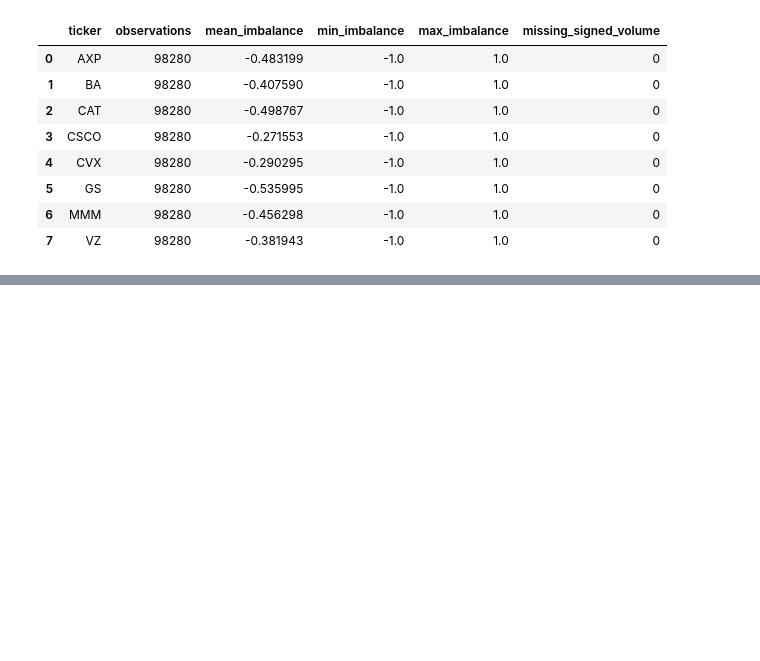
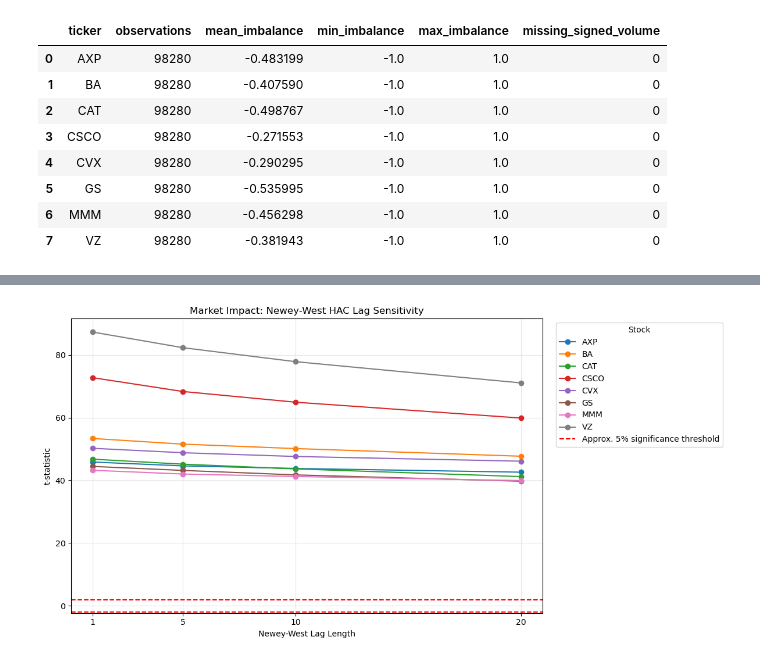
Before and after one commit to MariamKaranjia/LOBSTER-Market-Impact, a Jupyter notebook: notebooks/01_data_exploration.ipynb, the cells around one changed output, grey strips where cells are left out. Drawn from its saved outputs; the diff is of its cells as text; code cells hidden in the pictures; blank space fills up the shorter version.

```diff
--- a/notebooks/01_data_exploration.ipynb
+++ b/notebooks/01_data_exploration.ipynb
@@ -4000,0 +4935,41 @@ FINAL CHECK — CORRECTED DATA
+# %%
+# STEP 19: Visualize HAC Lag Sensitivity
+
+import matplotlib.pyplot as plt
+
+plt.figure(figsize=(12, 6))
+
+for ticker, df in lag_sensitivity.groupby("ticker"):
+    df = df.sort_values("HAC_lag")
+
+    plt.plot(
+        df["HAC_lag"],
+        df["t_stat"],
+        marker="o",
+        label=ticker
+    )
+
+plt.axhline(
+    y=1.96,
+    color="red",
+    linestyle="--",
+    label="Approx. 5% significance threshold"
+)
+
+plt.axhline(
+    y=-1.96,
+    color="red",
+    linestyle="--"
+)
+
+plt.title("Market Impact: Newey-West HAC Lag Sensitivity")
+plt.xlabel("Newey-West Lag Length")
+plt.ylabel("t-statistic")
+plt.xticks([1, 5, 10, 20])
+plt.legend(title="Stock", bbox_to_anchor=(1.02, 1))
+plt.grid(alpha=0.3)
+plt.tight_layout()
+
+plt.show()
+# %% [output]
+[figure, added]
```
Also changed, not shown: parts of 39 cells of this notebook, 4 other files.
